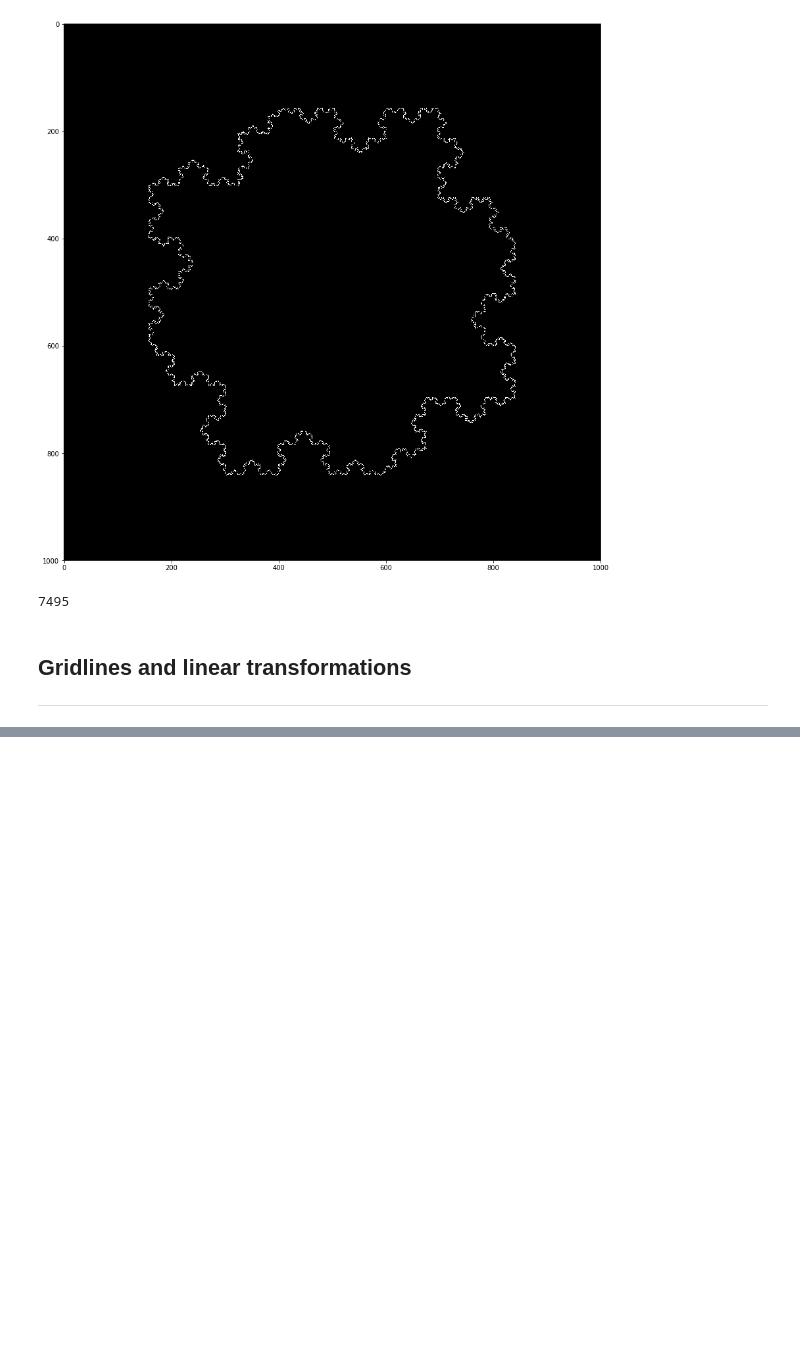
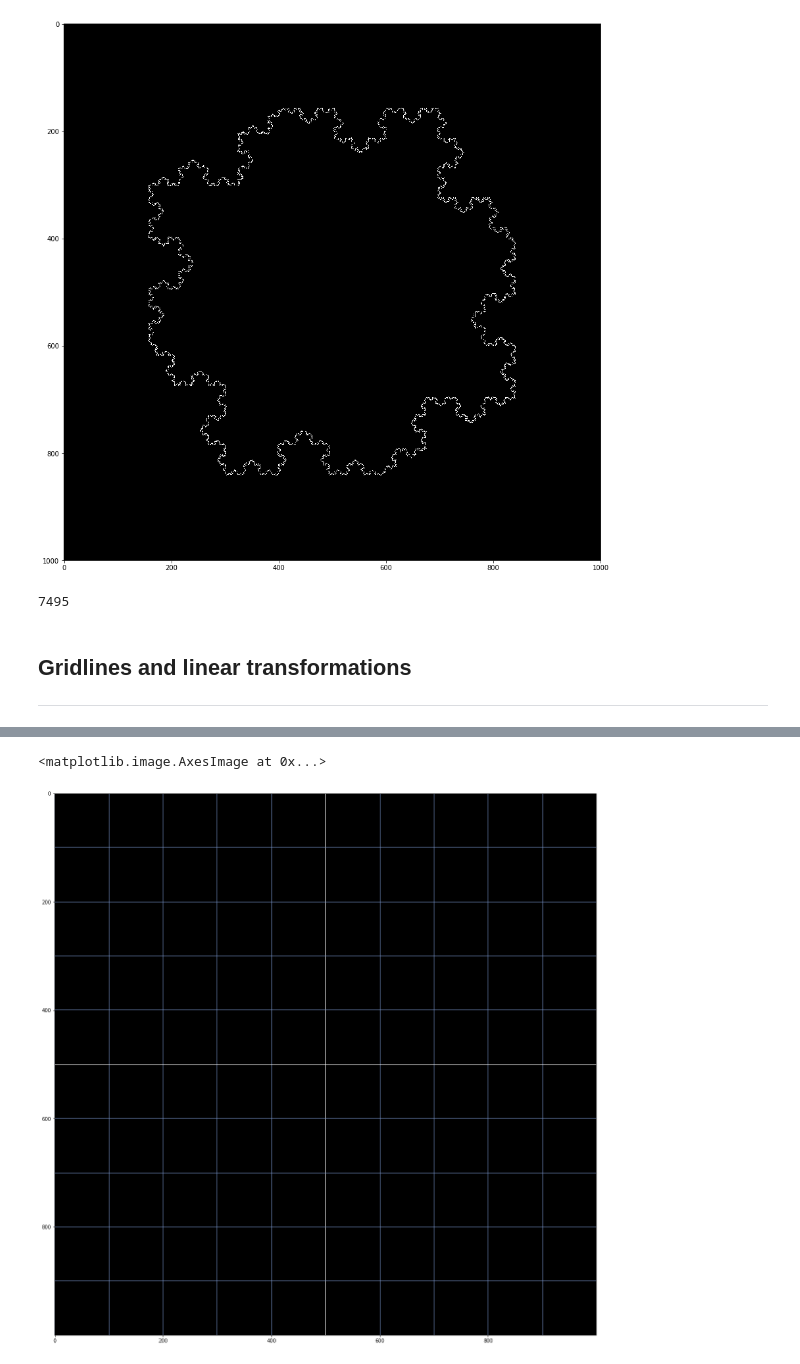
Before and after one commit to nadavhacmun/Animations, a Jupyter notebook: animations.ipynb, the cells around one changed output, grey strips where cells are left out. Drawn from its saved outputs; the diff is of its cells as text; code cells hidden in the pictures; blank space fills up the shorter version.

Commit message:
Working on linear transformations

```diff
--- a/animations.ipynb
+++ b/animations.ipynb
@@ -964,9 +906,0 @@ img[:, :, -1] = 255
-# %%
-for vec in transform:
-    x = int(vec.x + vec.axis[0])
-    y = int(vec.y + vec.axis[1])
-    try:
-        img[y, x] = vec.color
-
-    except:
-        pass
@@ -978,0 +907,22 @@ plt.imshow(img)
+# %%
+class GridLine:
+
+    def __init__(self, vec1, vec2, color):
+        self.vec1 = vec1
+        self.vec2 = vec2
+        self.color = color
+
+    def Draw(self, img):
+        cv2.line(img, self.vec1.GetHead(True), self.vec2.GetHead(True), self.color)
+
+    def Transform(self, matrix):
+        newVec1 = self.vec1.Transform(np.copy(matrix))
+        newVec2 = self.vec2.Transform(np.copy(matrix))
+
+        return GridLine(newVec1, newVec2, self.color)
+
+    def Rotate(self, deg):
+        newVec1 = self.vec1.Rotate(deg)
+        newVec2 = self.vec2.Rotate(deg)
+
+        return GridLine(newVec1, newVec2, self.color)
@@ -978,0 +1086,16 @@ plt.imshow(img)
+# %%
+OriginColor = [255, 255, 255, 255]
+color = [65, 105, 180, 180]
+
+l = GridLinesVector(1000, 1000, OriginColor, color, 6, 6)
+
+img = np.zeros((1000, 1000, 4), dtype=np.int32)
+img[:, :, -1] = 255
+for line in l:
+    line.Draw(img)
+
+plt.figure(figsize=(20, 20))
+plt.imshow(img)
+# %% [output]
+<matplotlib.image.AxesImage at 0x...>
+[figure, added]
```
Also changed, not shown: parts of 17 cells of this notebook, 4 other files.
